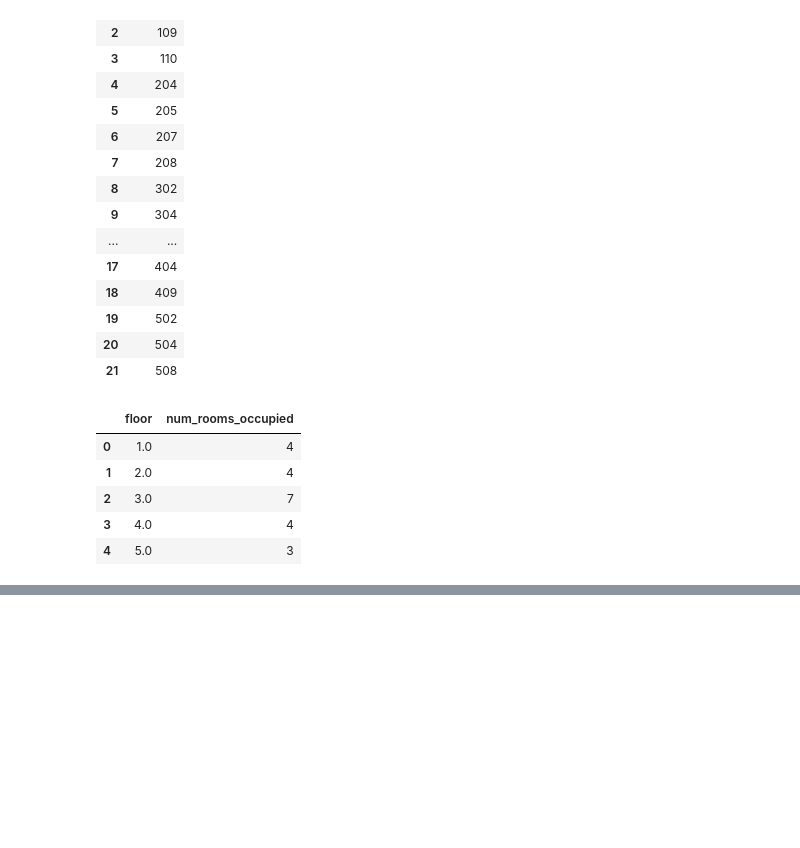
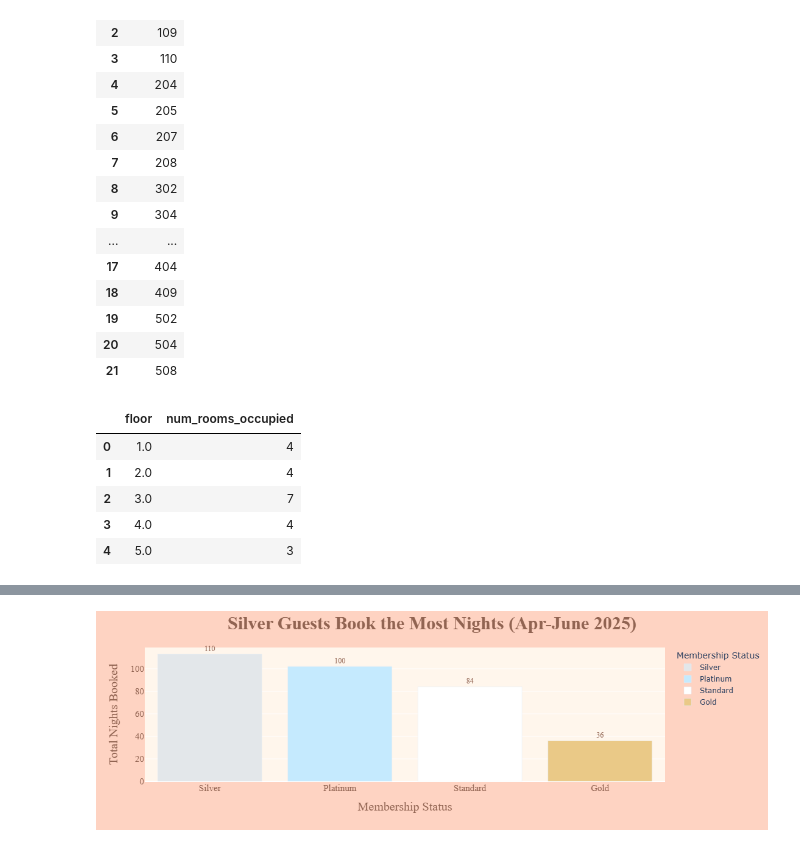
Before and after one commit to Chinaza-AhamNeze/Launch-Project-2, a Jupyter notebook: mySQLWorkbench.ipynb, the cells around one changed output, grey strips where cells are left out. Saved outputs shown, nothing was run; the diff lists cells and outputs as text; code cells hidden in the pictures; blank space fills up the shorter version.

```diff
--- a/mySQLWorkbench.ipynb
+++ b/mySQLWorkbench.ipynb
@@ -183,0 +270,43 @@ result_df_6
+# %%
+fig2 = px.bar(result_df_8, x='membership_status', y = 'num_total_stay',
+              labels={"membership_status": "Membership Status", "num_total_stay": "Total Nights Booked"}, text_auto='.2s',
+              color='membership_status',
+             color_discrete_sequence=['#e3e7ea', '#c5eafe', 'white', '#eac987'])
+
+fig2.update_layout(paper_bgcolor ='#fed3c2',
+    plot_bgcolor= '#fff6ec',
+    title_text = 'Silver Guests Book the Most Nights (Apr-June 2025)',
+                   title_x = 0.5,
+                   title_font_weight = "bold",
+                   title_font_family="Livvic",
+                   title_font_color= '#916452',
+                   title_font_size=30,
+                    xaxis=dict(
+
+                      titlefont=dict(
+                      family="Livvic",
+                      color='#916452',
+                      size=20),
+                        tickfont=dict(
+                        family='Livvic',
+                        color='#916452',
+                        size=15)),
+                    yaxis=dict(
+                      titlefont=dict(
+                        family="Livvic",
+                        color='#916452',
+                        size=20),
+                        tickfont=dict(
+                          family='Livvic',
+                          color='#916452',
+                          size=15)))
+
+fig2.update_traces(textfont = dict(
+    size = 12,
+    family = 'Livvic',
+    color = "#916452"),
+    textposition="outside",
+    cliponaxis=False)
+fig2.show()
+# %% [output]
+[figure, added]
```
Also changed, not shown: parts of 3 cells of this notebook.
